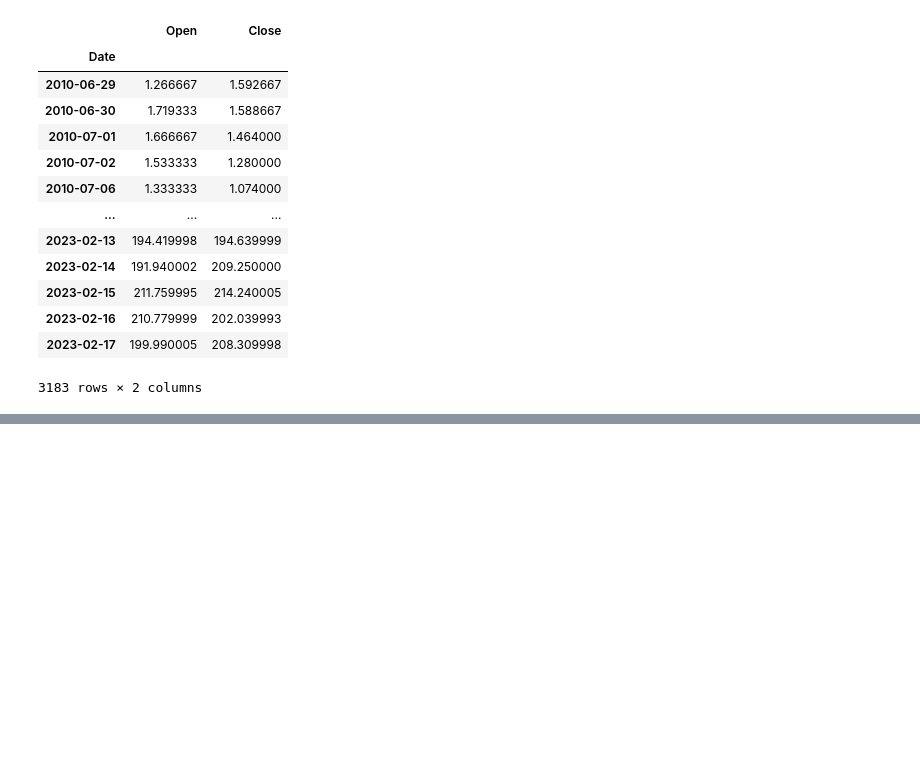
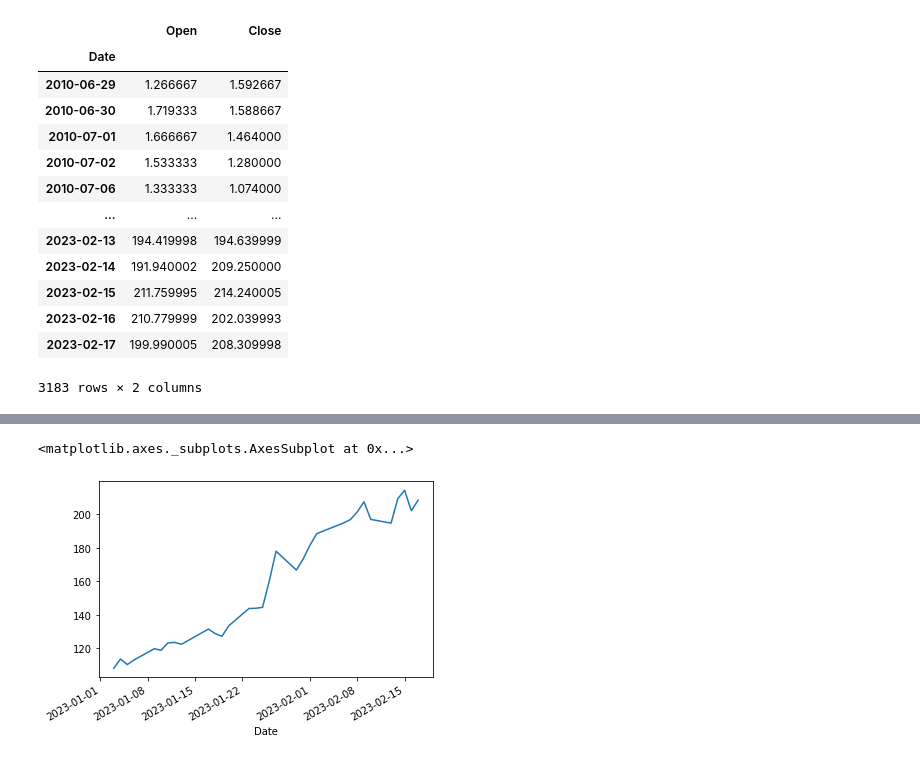
Before and after one commit to aprilrain731/20230210-python, a Jupyter notebook: 20230219.ipynb, the cells around one changed output, grey strips where cells are left out. Drawn from its saved outputs; the diff is of its cells as text; code cells hidden in the pictures; blank space fills up the shorter version.

```diff
--- a/20230219.ipynb
+++ b/20230219.ipynb
@@ -725,0 +808,5 @@ df[['Open','Close']]
+# %%
+df.loc['2023'].Close.plot()
+# %% [output]
+<matplotlib.axes._subplots.AxesSubplot at 0x...>
+[figure, added]
```
Also changed, not shown: parts of 17 cells of this notebook.
